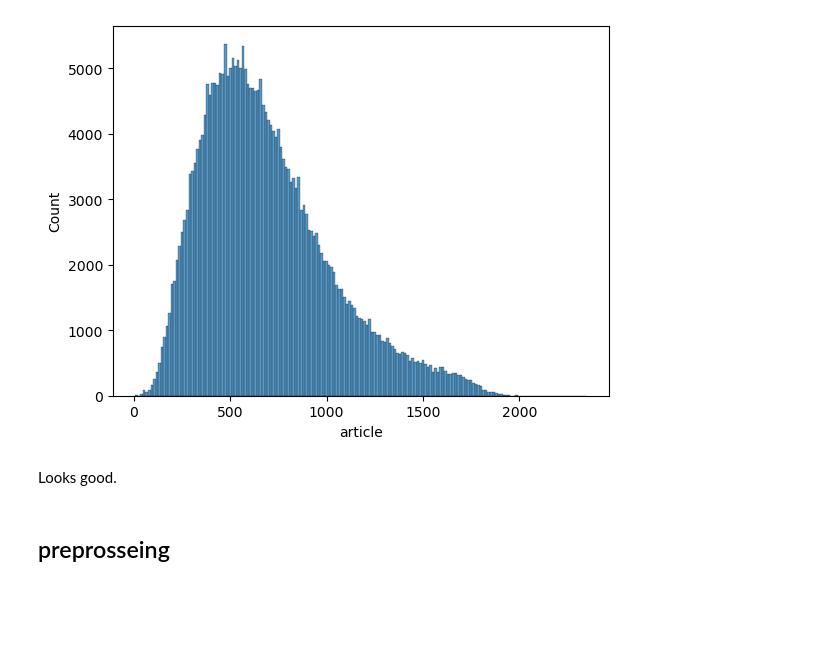
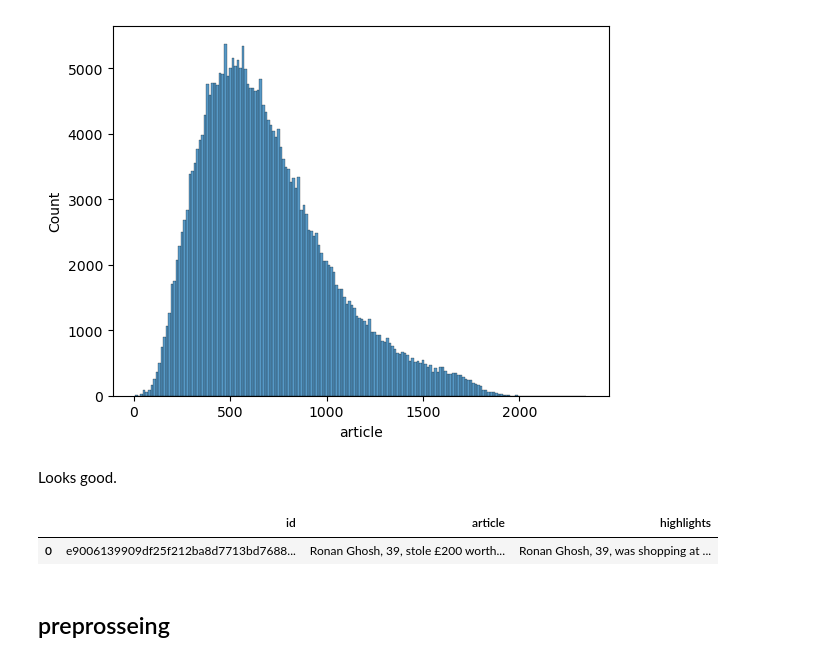
Before and after one commit to bdrai/news_summary, a Jupyter notebook: baseline_models.ipynb, the cells around one changed output. Drawn from its saved outputs; the diff is of its cells as text; code cells hidden in the pictures; blank space fills up the shorter version.

```diff
--- a/baseline_models.ipynb
+++ b/baseline_models.ipynb
@@ -83,6 +106,12 @@ sns.histplot(x=df_train.article.apply(lambda x: len(x.split())));
 [figure]
 # %% [markdown]
 Looks good.
+# %%
+df_test = pd.read_csv('sub_test.csv')
+df_test.head(1)
+# %% [output]
+|  | id | article | highlights |
+| 0 | e9006139909df25f212ba8d7713bd7688... | Ronan Ghosh, 39, stole £200 worth... | Ronan Ghosh, 39, was shopping at ... |
 # %% [markdown]
 ## preprosseing
 # %% [markdown]
```
Also changed, not shown: parts of 12 cells of this notebook, 1 other file.
